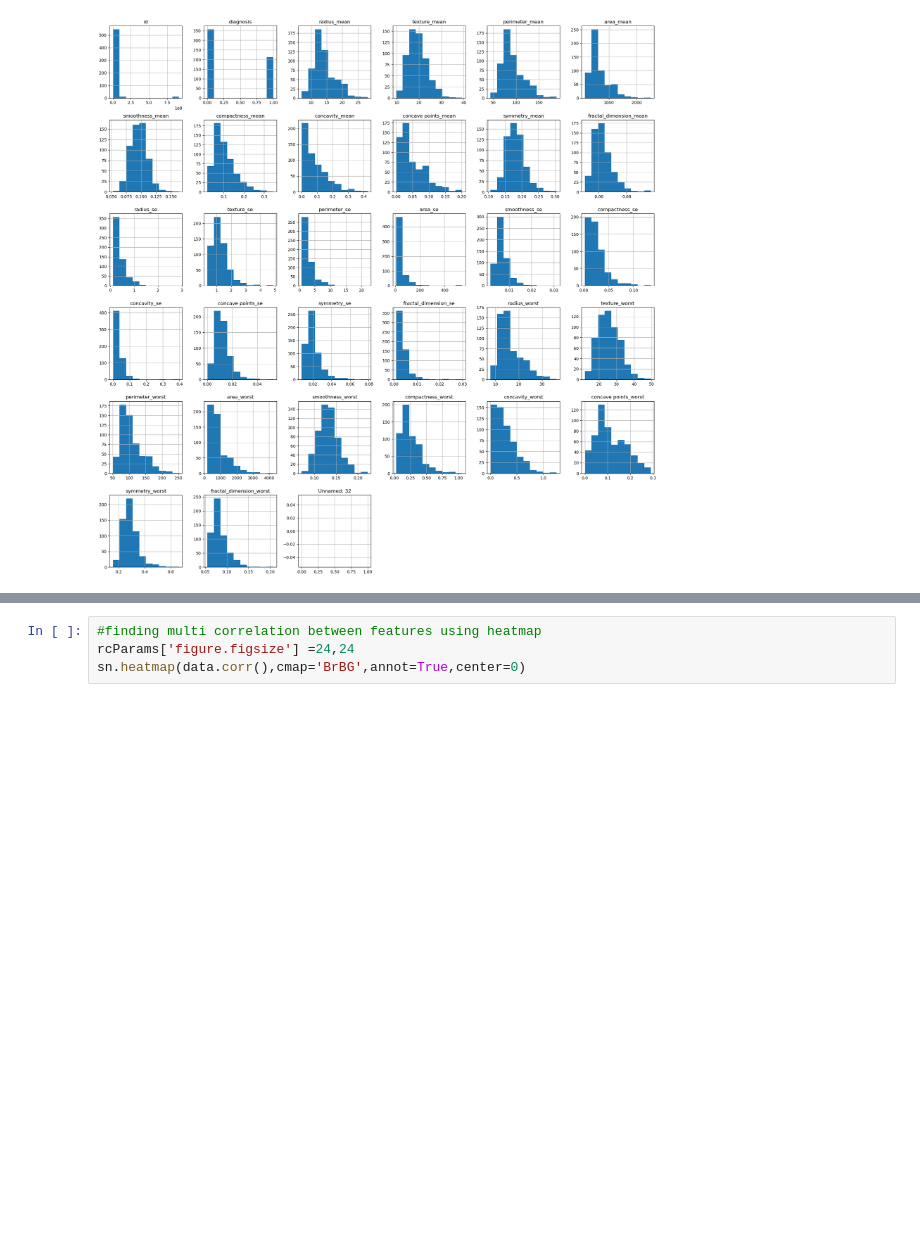
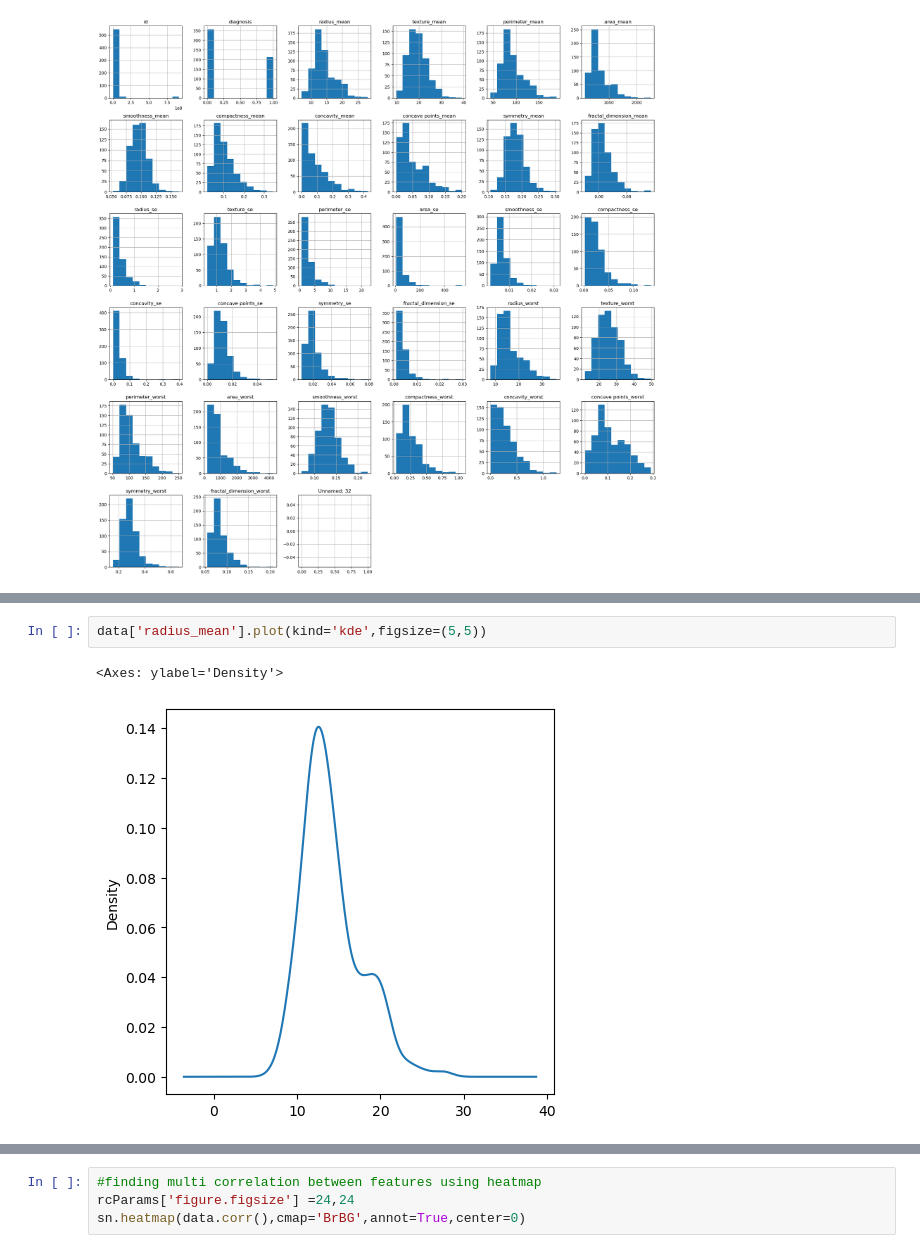
Before and after one commit to Sangeetha-Thirunaukarasu/Machine_Learning, a Jupyter notebook: breast_cancer_ML.ipynb, the cells around one changed output, grey strips where cells are left out. Cells and saved outputs as stored; diff of their text form; blank space fills up the shorter version.

```diff
--- a/breast_cancer_ML.ipynb
+++ b/breast_cancer_ML.ipynb
@@ -108,0 +123,5 @@ plt.show()
+# %%
+data['radius_mean'].plot(kind='kde',figsize=(5,5))
+# %% [output]
+<Axes: ylabel='Density'>
+[figure, added]
```
Also changed, not shown: parts of 83 cells of this notebook.
